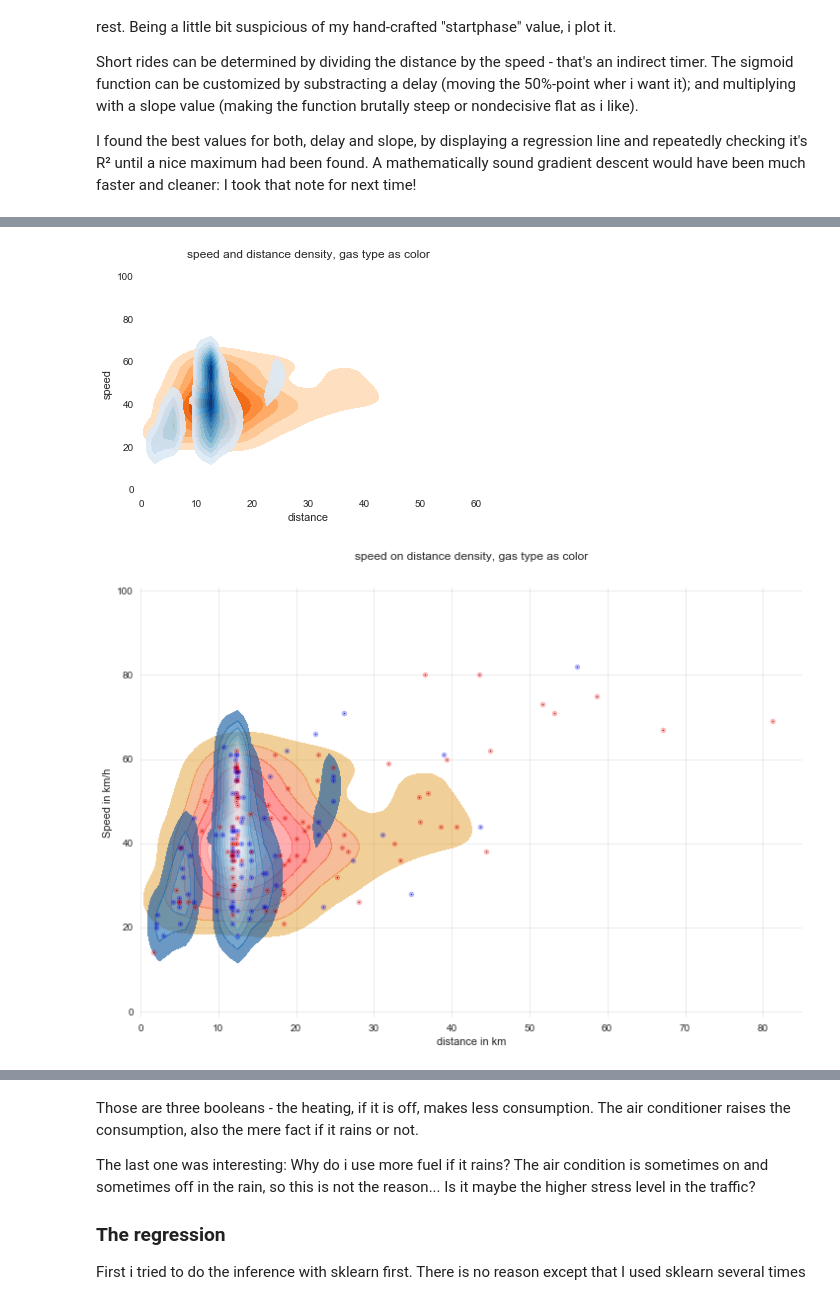
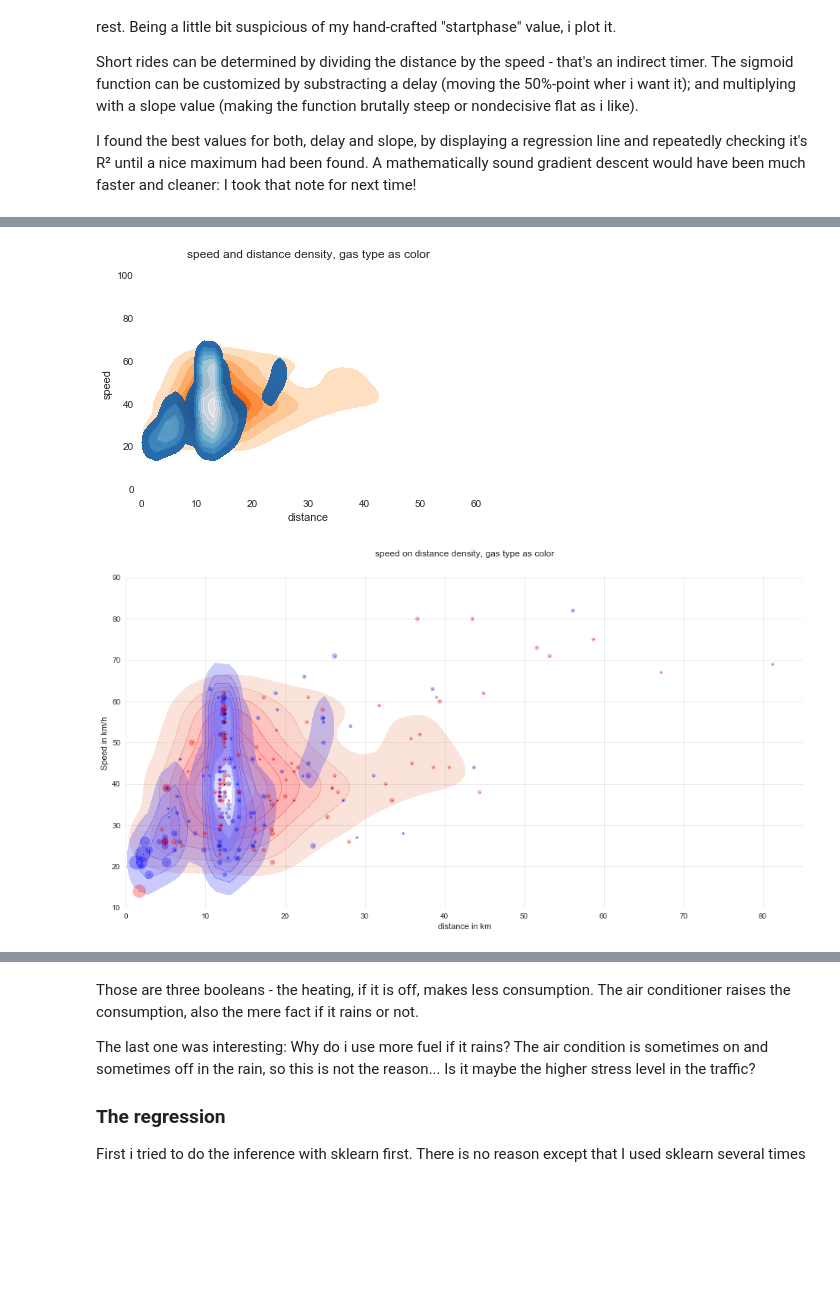
Before and after one commit to Anderas2/prius_gas_type, a Jupyter notebook: prius_gas_type_test_lots_graphic.ipynb, the cells around one changed output, grey strips where cells are left out. Saved outputs shown, nothing was run; the diff lists cells and outputs as text; code cells hidden in the pictures; blank space fills up the shorter version.

```diff
--- a/prius_gas_type_test_lots_graphic.ipynb
+++ b/prius_gas_type_test_lots_graphic.ipynb
@@ -300,52 +307,47 @@ SP98_df = df[df['gas_type']!='E10']
 ax = sns.kdeplot(E10_df['distance'], E10_df['speed'],
                   cmap="Oranges", shade=True, shade_lowest=False)
 ax = sns.kdeplot(SP98_df['distance'], SP98_df['speed'],
-                  cmap="Blues", shade=True, shade_lowest=False, alpha = 0.9)
+                  cmap="Blues_r", shade=True, shade_lowest=False, alpha = 0.9)
 ax.set_xlim(left=0, right=60)
 text = plt.title('speed and distance density, gas type as color',y=1.05)
 # %% [output]
-[figure, old version]
+[figure, new version]
 # %%
 fig, axarr = plt.subplots(1,1)
-fig.set_size_inches(w=12, h=8)
+fig.set_size_inches(w=16, h=8)
 red_halo = (1, 0, 0, 0.3)
 blue_halo = (0, 0, 1, 0.3)
 
-from matplotlib.colors import LinearSegmentedColormap
-cdict = {'red':   ((0.0,  0.0, 0.8),
-                   (0.5,  1.0, 1.0),
-                   (1.0,  1.0, 1.0),),
-
-         'green': ((0.0,  0.8, 0.8),
-                   (0.5, 0.0, 0.0),
-                   (1.0, 1.0, 1.0),),
-
-         'blue':  ((0.0,  0.0, 0.0),
-                   (0.5,  0.0, 0.0),
-                   (1.0,  1.0, 1.0)),
-
-        'alpha':  ((0.0, 0.0, 0.5),
-                   (0.9, 0.5, 0.3),
-                   (1.0, 1.0, 1.0))}
+cdict = {'red':   ((0.0, 0.0, 0.8), (0.5, 1.0, 1.0), (1.0, 1.0, 1.0),),
+         'green': ((0.0, 0.5, 0.5), (0.5, 0.0, 0.0), (1.0, 1.0, 1.0),),
+         'blue':  ((0.0, 0.2, 0.2), (0.5, 0.0, 0.0), (1.0, 1.0, 1.0)),
+         'alpha': ((0.0, 0.0, 0.1), (0.5, 0.3, 0.3), (0.9, 0.6, 0.6), (1.0, 1.0, 1.0))}
 red_alph = LinearSegmentedColormap('red_alph', cdict)
+cdict = {'blue':  ((0.0, 0.0, 0.8), (0.2, 1.0, 1.0), (1.0, 1.0, 1.0),),
+         'green': ((0.0, 0.0, 0.0), (0.7, 0.5, 0.5), (0.9, 1.0, 1.0), (1.0, 1.0, 1.0),),
+         'red':   ((0.0, 0.0, 0.0), (0.7, 0.5, 0.5), (0.9, 1.0, 1.0), (1.0, 1.0, 1.0)),
+         'alpha': ((0.0, 0.0, 0.05), (0.5,0.6, 0.6), (0.6, 0.8, 0.8), (1.0, 1.0, 1.0))}
+blue_alph = LinearSegmentedColormap('blue_alph', cdict)
 # plot of speed
 axarr = sns.kdeplot(E10_df['distance'], E10_df['speed'],
-                  cmap=red_alph, shade=True, shade_lowest=False, alpha = 0.4, linewidth=0)
+                  cmap=red_alph, shade=True, shade_lowest=False, linewidth=0)
 axarr = sns.kdeplot(SP98_df['distance'], SP98_df['speed'],
-                  cmap="Blues_r", shade=True, shade_lowest=False, alpha = 0.6)
-axarr.scatter(SP98_df.distance.values, SP98_df.speed.values, color=blue_halo, s=30, marker='o', linewidths=0)
+                  cmap=blue_alph, shade=True, shade_lowest=False)
+axarr.scatter(SP98_df.distance.values, SP98_df.speed.values,
+              color=blue_halo, s=(SP98_df.consume.values-1)**2.5, marker='o', linewidths=0)
 axarr.scatter(SP98_df.distance.values, SP98_df.speed.values, color='#000000', s=0.5, marker='o', alpha=.9)
-axarr.scatter(E10_df.distance.values, E10_df.speed.values, color=red_halo, s=30, marker='o', linewidths=0)
+axarr.scatter(E10_df.distance.values, E10_df.speed.values,
+              color=red_halo, s=(E10_df.consume.values-1)**2.5, marker='o', linewidths=0)
 axarr.scatter(E10_df.distance.values, E10_df.speed.values, color='#000000', s=0.5, marker='o', alpha=.9)
 axarr.grid(color='#000000', linestyle='-', linewidth=1, alpha=0.08)
 axarr.set_ylabel('Speed in km/h')
 axarr.set_xlabel('distance in km')
 
-
 axarr.set_xlim(0, 85)
+axarr.set_ylim(10, 90)
 text = plt.title('speed on distance density, gas type as color',y=1.05)
 # %% [output]
-[figure, old version]
+[figure, new version]
 # %%
 %matplotlib inline
 rgr = LinearRegression()
```
Also changed, not shown: parts of 16 cells of this notebook, 3 other files.
